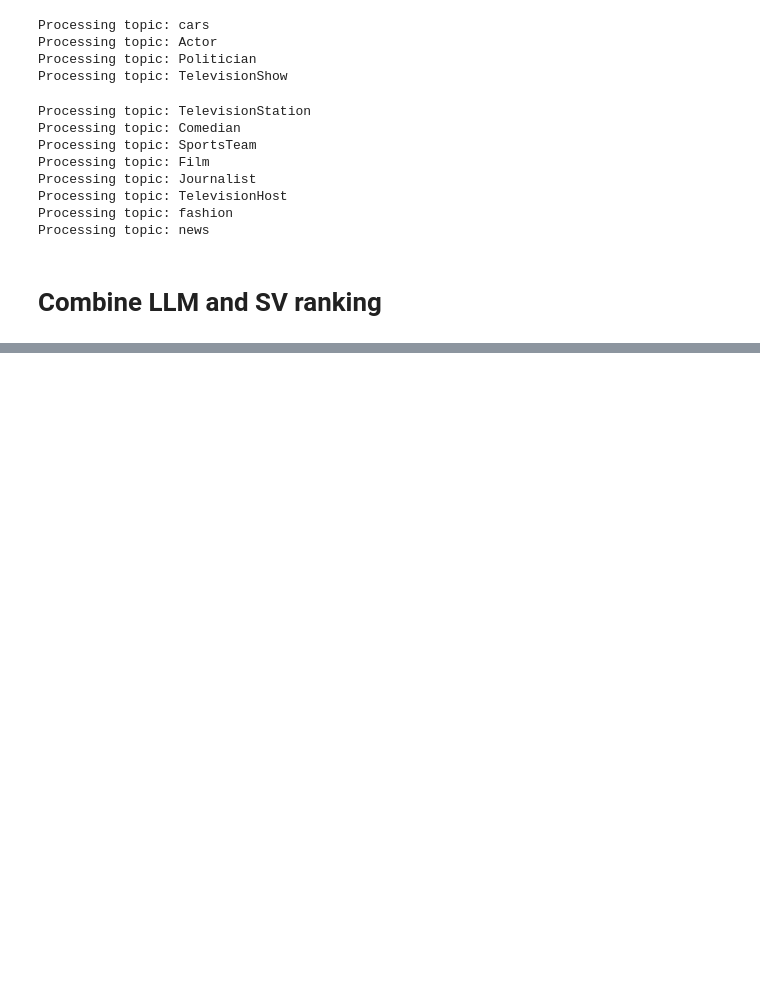
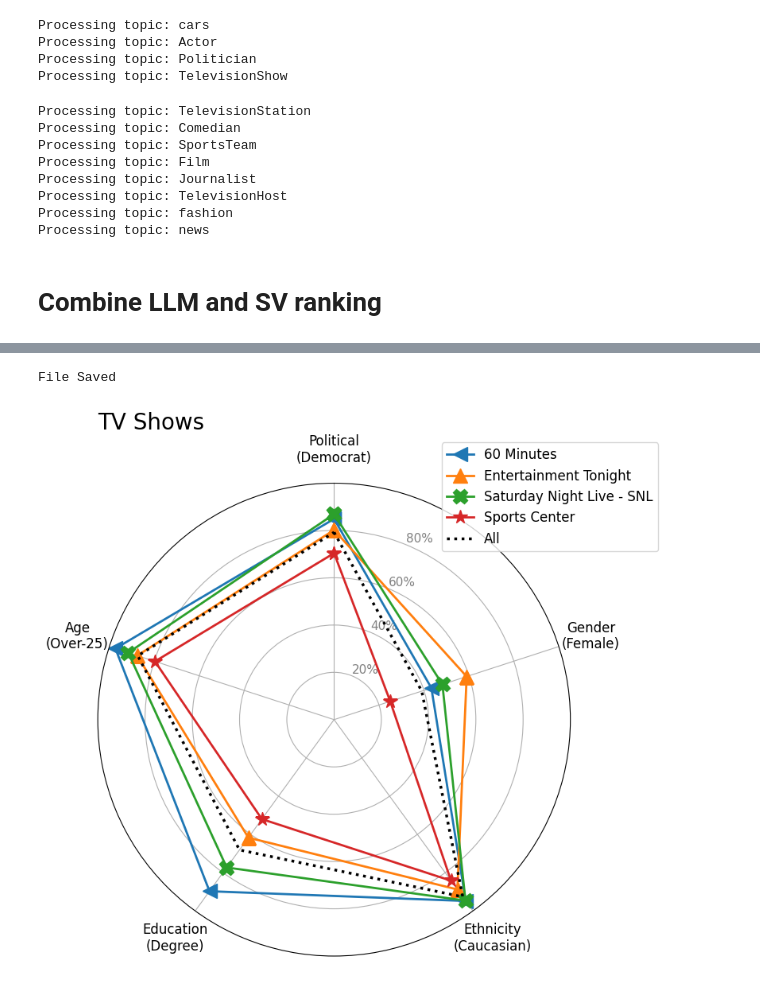
Before and after one commit to nirlotan/personalized_recommendation, a Jupyter notebook: recommendation_evaluation/recommendation_p2.ipynb, the cells around one changed output, grey strips where cells are left out. Saved outputs shown, nothing was run; the diff lists cells and outputs as text; code cells hidden in the pictures; blank space fills up the shorter version.

```diff
--- a/recommendation_evaluation/recommendation_p2.ipynb
+++ b/recommendation_evaluation/recommendation_p2.ipynb
@@ -2023,0 +2544,22 @@ KeyError: 'news'
+# %%
+data = {
+    '60Minutes':	[0.849,	0.433,	0.948,	0.897,	0.973],
+    'etnow':	[0.802,	0.59,	0.888,	0.617,	0.876],
+    'nbcsnl':	[0.869,	0.482,	0.946,	0.773,	0.916],
+    'SportsCenter':	[0.704,	0.25,	0.842,	0.52,	0.797],
+    'All':	[0.7924,	0.39025,	0.92645,	0.6811,	0.8733],
+    }
+
+category_name = "TV Shows"
+
+def get_name_from_mapping(account_name):
+    # This represents your external logic/lookup
+    mapping = {'60Minutes': '60 Minutes', 'etnow': 'Entertainment Tonight',
+               'nbcsnl': 'Saturday Night Live - SNL', 'SportsCenter': 'Sports Center',
+                'ALL': 'Category Average'}
+    return mapping.get(account_name, account_name)
+
+create_manual_radar_plot()
+# %% [output]
+File Saved
+[figure, added]
```
Also changed, not shown: parts of 85 cells of this notebook.
